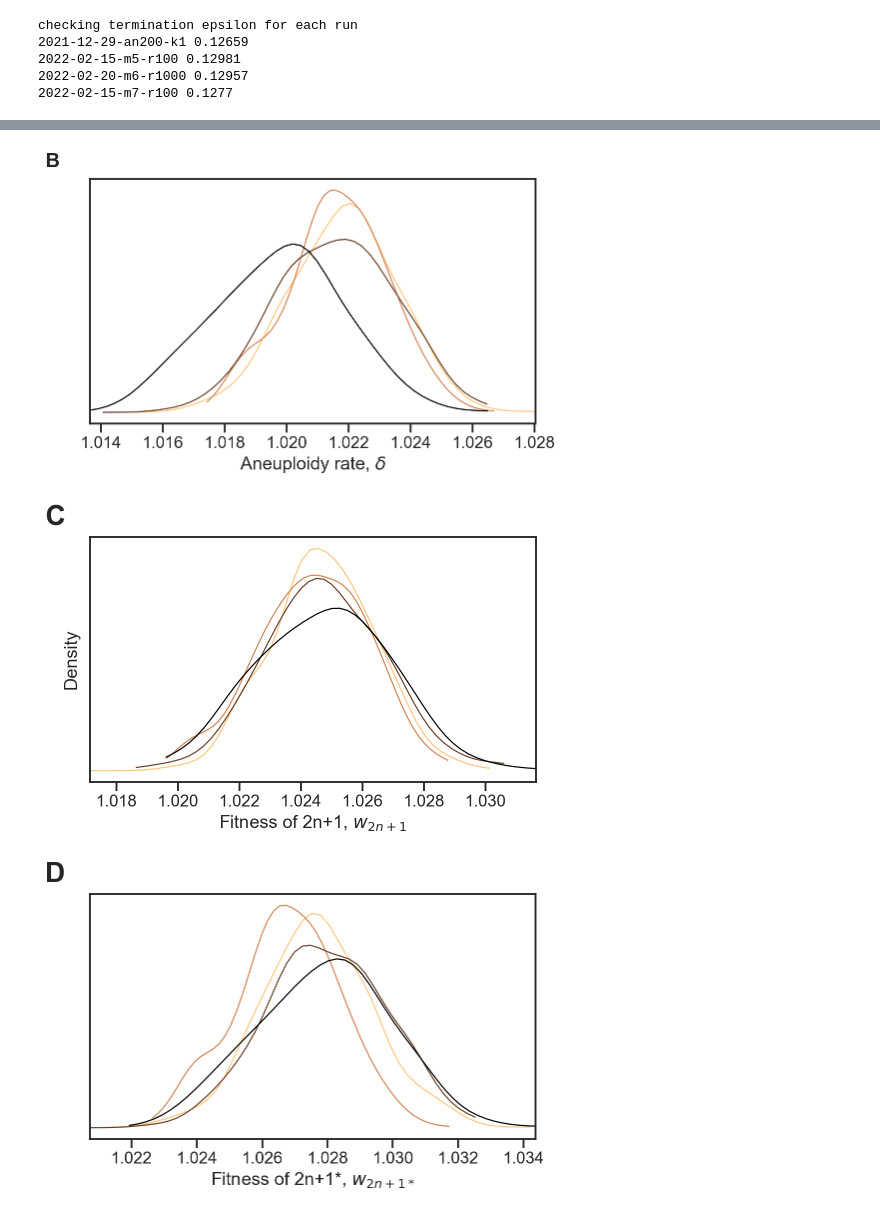
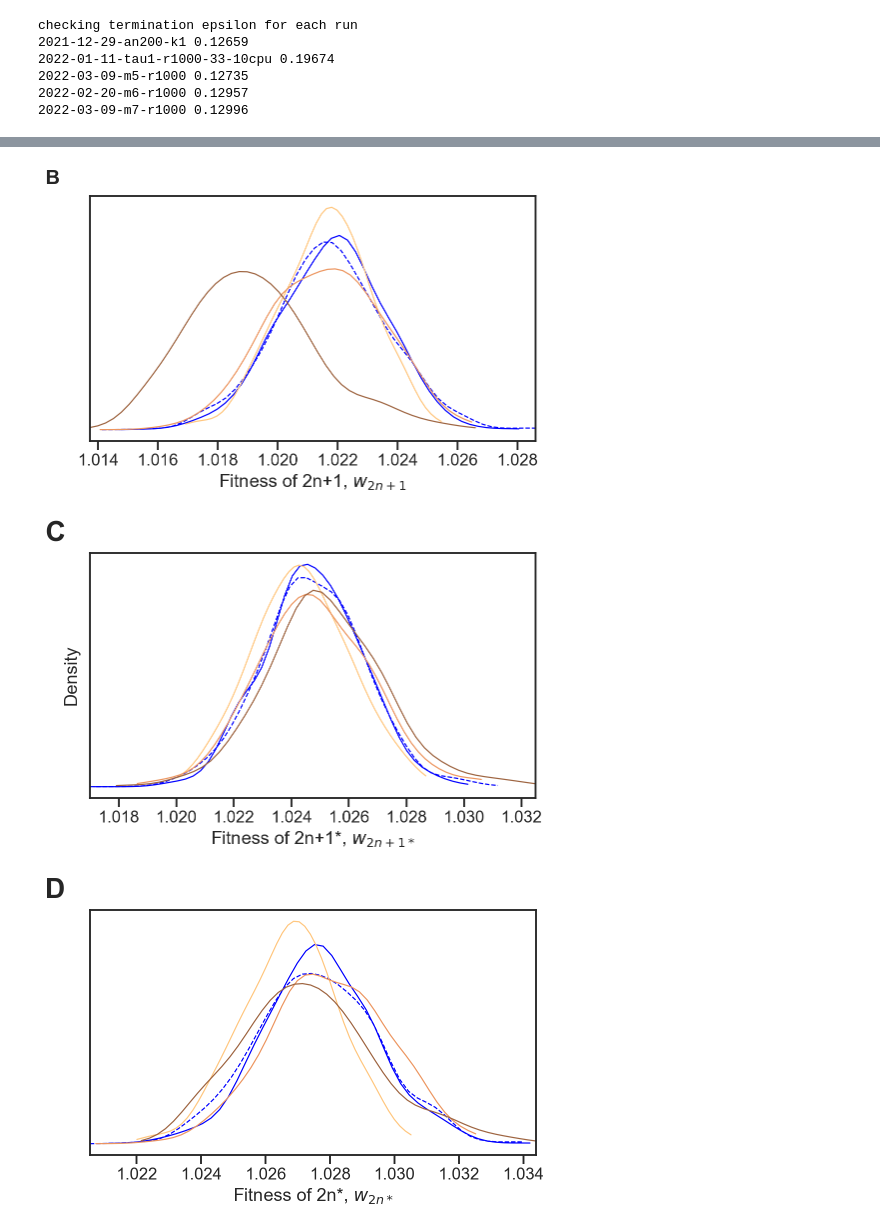
Before and after one commit to yoavram-lab/Heatrisomy, a Jupyter notebook: src/notebooks/diff-mutation-rate.ipynb, the cells around one changed output, grey strips where cells are left out. Drawn from its saved outputs; the diff is of its cells as text; code cells hidden in the pictures.

Commit message:
fixed mutation rate models comparison was updated

```diff
--- a/src/notebooks/diff-mutation-rate.ipynb
+++ b/src/notebooks/diff-mutation-rate.ipynb
@@ -13,7 +13,7 @@ from pyabc.visualization import plot_kde_matrix_highlevel,plot_kde_matrix, plot_
 
 output_path = '../../figures'
 path = '/Users/adsurbum/sim-data/single-model-abc/new4'
-file_name = '2022-01-12-tau100-r1k'
+file_name = '2022-03-09-m8-r1000'
 # file_name = '2022-02-26-prior4-r1000'
 
 history = pyabc.History("sqlite:///{0}/{1}/{1}.db".format(path,file_name))
@@ -29,10 +29,12 @@ history.get_all_populations()
 # %%
 freem = '2021-12-29-an200-k1'
-f_fixedm5 = '2022-02-15-m5-r100' #TODO change
+freem2 = '2022-01-11-tau1-r1000-33-10cpu'
+f_fixedm5 = '2022-03-09-m5-r1000'
 f_fixedm6 = '2022-02-20-m6-r1000'
-f_fixedm7 = '2022-02-15-m7-r100' #TODO change
-allf = [freem, f_fixedm5, f_fixedm6, f_fixedm7]
-labels = ['free $𝜇$','$𝜇=10^{-5}$','$𝜇=10^{-6}$','$𝜇=10^{-7}$']
+f_fixedm7 = '2022-03-09-m7-r1000'
+# f_fixedm8 = '2022-03-09-m8-r1000' #3*10^-6 similar to m6
+allf = [freem, freem2, f_fixedm5, f_fixedm6, f_fixedm7, ]
+labels = ['free $𝜇$', 'free $𝜇$, run 2', '$𝜇=10^{-5}$','$𝜇=10^{-6}$','$𝜇=10^{-7}$']
 print('checking termination epsilon for each run')
 for i in allf:
     history = pyabc.History("sqlite:////Users/adsurbum/sim-data/single-model-abc/new4/{0}/{0}.db"
@@ -41,9 +43,10 @@ for i in allf:
 # %% [output]
 checking termination epsilon for each run
 2021-12-29-an200-k1 0.12659
-2022-02-15-m5-r100 0.12981
+2022-01-11-tau1-r1000-33-10cpu 0.19674
+2022-03-09-m5-r1000 0.12735
 2022-02-20-m6-r1000 0.12957
-2022-02-15-m7-r100 0.1277
+2022-03-09-m7-r1000 0.12996
 # %%
 import seaborn as sns
 sns.set(style="ticks",context='talk' ,rc={"lines.linewidth": 1.2, 'lines.markersize': 7})
@@ -52,18 +55,21 @@ import string
 
 def compare(files, p, c, labels, ax):
     cm_subsection = np.linspace(0, 1.0, len(labels))
+    cm_subsection = list(cm_subsection)
+    cm_subsection.reverse()
     colors = [ cm.copper(x) for x in cm_subsection]
-    colors.reverse()
-#     cm_subsection = linspace(0.2, 0.8, len(labels))
-#     colors = [cm.hsv(0.2),cm.hsv(0.4),cm.hsv(0.5), 'blue', 'blue', cm.hsv(0.8)]
-#     colors[-2] = colors[-3] = 'blue'
-#     linestyles = ['solid']*len(labels)
-#     linestyles[-2] = 'dashed'
+    colors[0] = 'blue'
+    colors[1] = 'blue'
+    colors[2:] = [ cm.copper(x) for x in cm_subsection]
+    colors[2:].reverse()
+    linestyles = ['solid']*len(labels)
+    linestyles[1] = 'dashed'
     xmin = 1000
     xmax = -1000
-    for f ,l, color in zip(files,labels,colors):
+    for f ,l, color,ln in zip(files,labels,colors,linestyles):
         history = pyabc.History("sqlite:///{0}/{1}/{1}.db".format(path,f))
         df, w = history.get_distribution(m=0, t=None)
+        df.drop([x for x in ['p1_mr'] if x in df.columns], axis=1, inplace=True)
         xmin = min(xmin, min(df[p]))
         xmax = max(xmax, max(df[p]))
         pyabc.visualization.plot_kde_1d(
@@ -74,13 +80,14 @@ def compare(files, p, c, labels, ax):
             ax=ax,
             label=f"{l}",
             color=color,
+            linestyle=ln,
         )
     ax.set_xlim(xmin, xmax)
 
 
 history = pyabc.History("sqlite:///{0}/{1}/{1}.db".format(path,f_fixedm5))
 samples, weights = history.get_distribution(m=0, t=None)
-c = ['Mutation rate, $\mu$', 'Aneuploidy rate, $\delta$', 'Fitness of 2n+1, $w_{2n+1}$',
+c = ['Aneuploidy rate, $\delta$', 'Fitness of 2n+1, $w_{2n+1}$',
      'Fitness of 2n+1*, $w_{2n+1*}$', 'Fitness of 2n*, $w_{2n*}$']
 p_to_c = {p:c for p,c in zip(list(samples.columns),c)} #param name of samples to column name that should be shown
 
@@ -95,7 +102,7 @@ for p in samples.columns.values:
     ax.axes.yaxis.set_ticks([])
     if i==0:
         ax.legend(bbox_to_anchor=(1, 1),loc='upper right',fontsize=13);
-#     plt.gcf().savefig(f'{output_path}/mu-{string.ascii_uppercase[i]}.pdf', bbox_inches='tight', dpi=100)
+    plt.gcf().savefig(f'{output_path}/mu-{string.ascii_uppercase[i]}.pdf', bbox_inches='tight', dpi=100)
 # %% [output]
 INFO:matplotlib.mathtext:Substituting symbol 𝜇 from STIXGeneral
 INFO:matplotlib.mathtext:Substituting symbol 𝜇 from STIXGeneral
@@ -109,3 +128,3 @@ INFO:matplotlib.mathtext:Substituting symbol 𝜇 from STIXGeneral
-[figure, old version]
+[figure, new version]
-[figure, old version]
+[figure, new version]
-[figure, old version]
+[figure, new version]
```
Also changed, not shown: parts of 6 cells of this notebook, 6 other files.
